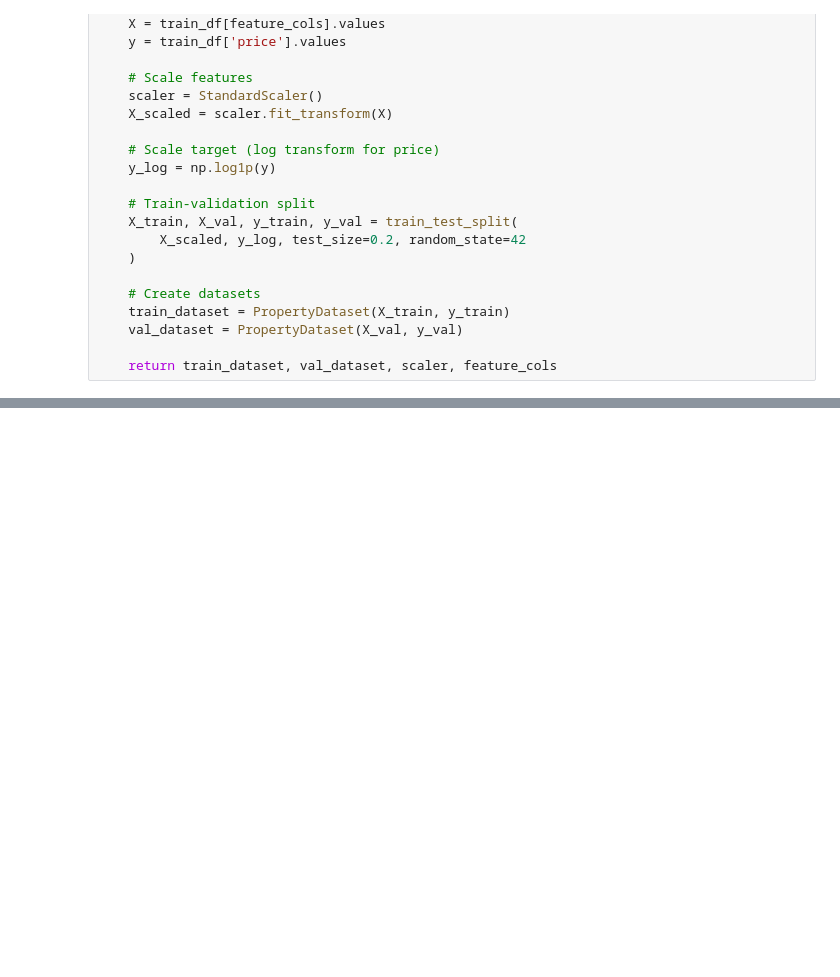
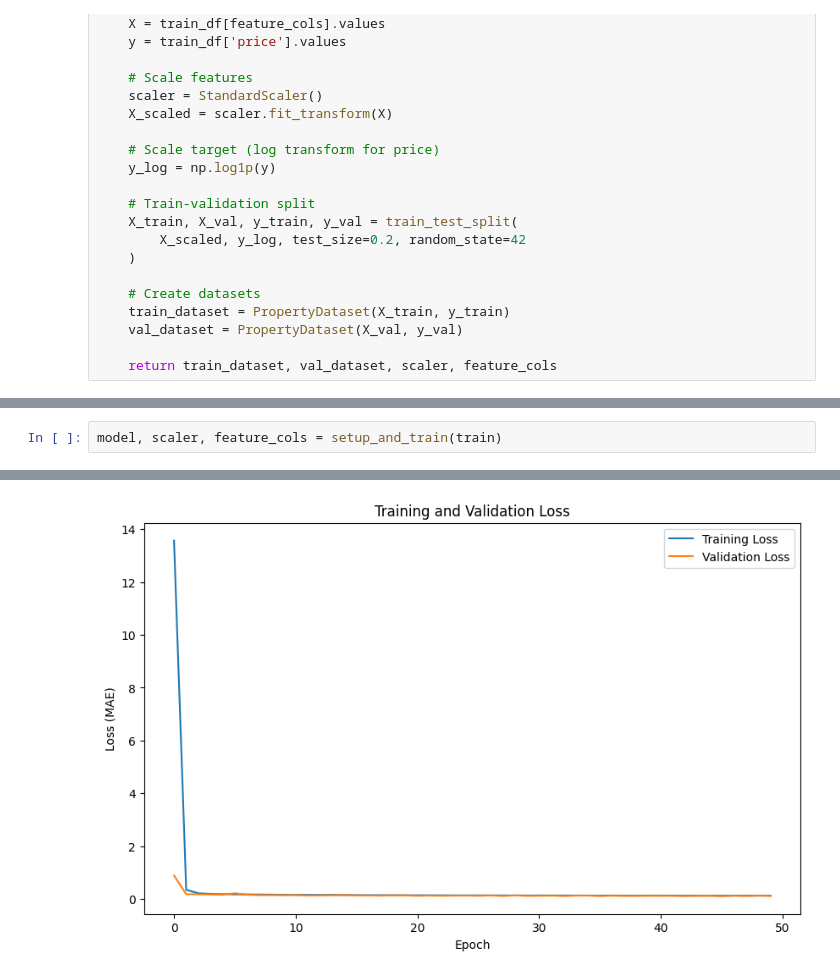
Before and after one commit to EAriasDeAbreu/ProblemSet_3, a Jupyter notebook: code/02_Model_NN.ipynb, the cells around one changed output, grey strips where cells are left out. Cells and saved outputs as stored; diff of their text form; blank space fills up the shorter version.

```diff
--- a/code/02_Model_NN.ipynb
+++ b/code/02_Model_NN.ipynb
@@ -241,0 +484,3 @@ Sample of submission file:
+# %%
+model, scaler, feature_cols = setup_and_train(train)
+# %% [output]
@@ -241,0 +498 @@ Sample of submission file:
+[figure, added]
```
Also changed, not shown: parts of 25 cells of this notebook, 9 other files.
